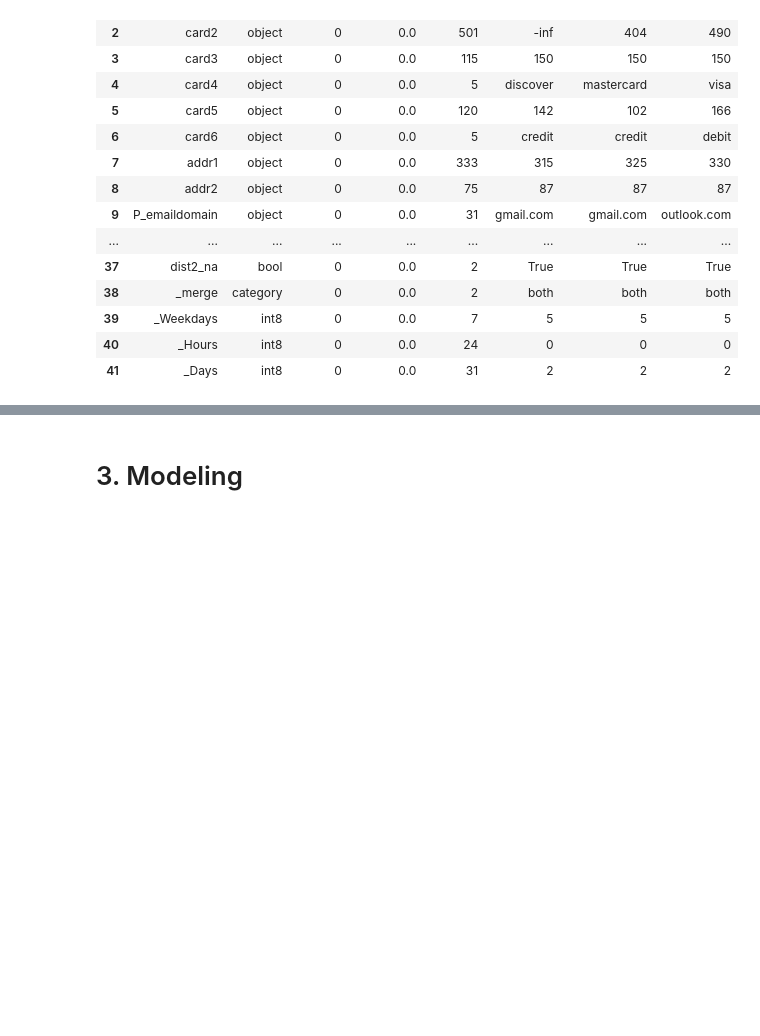
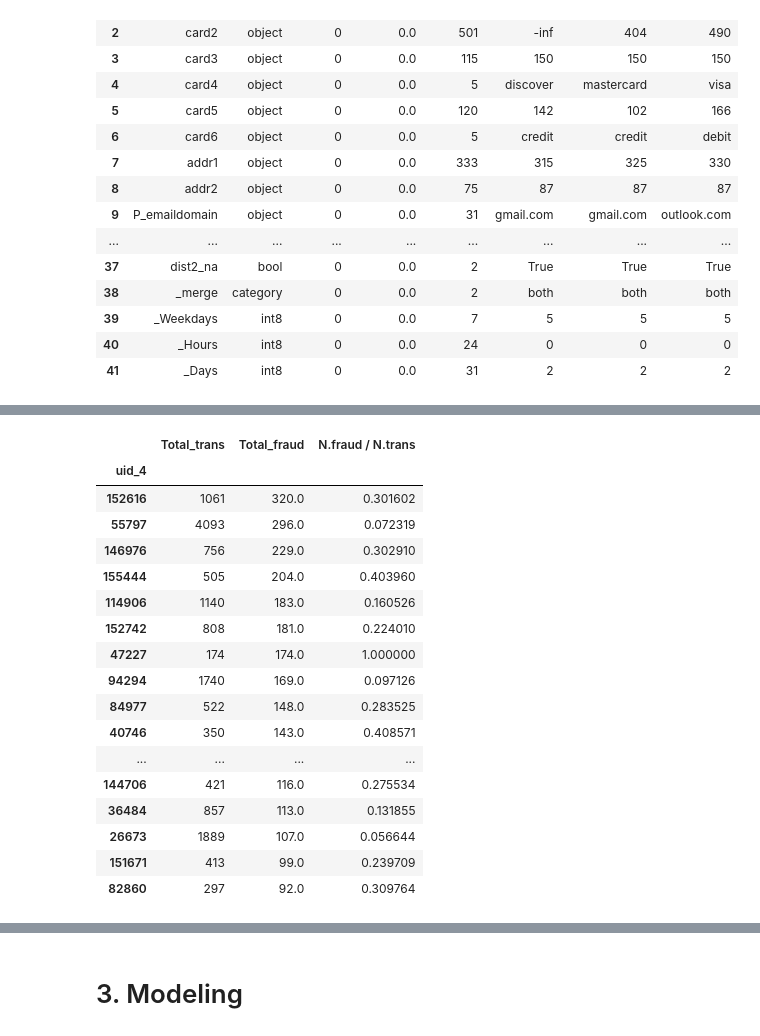
Before and after one commit to DataCampM2DSSAF/suivi-du-data-camp-zeta-team, a Jupyter notebook: Code merged works/5.CatBoost_v2.ipynb, the cells around one changed output, grey strips where cells are left out. Cells and saved outputs as stored; diff of their text form; code cells hidden in the pictures; blank space fills up the shorter version.

```diff
--- a/Code merged works/5.CatBoost_v2.ipynb
+++ b/Code merged works/5.CatBoost_v2.ipynb
@@ -244,0 +325,26 @@ Dataset Shape: (590540, 30)
+# %%
+res = df_train.groupby(['uid_4']).agg({'isFraud' : ['count', 'sum']})
+res = res.droplevel(0, axis = 1)
+res.columns = ['Total_trans', 'Total_fraud']
+res.index.name = 'uid_4'
+res['N.fraud / N.trans'] = res['Total_fraud'] / res['Total_trans']
+res.sort_values('Total_fraud', ascending=False).head(20)
+# %% [output]
+|  | Total_trans | Total_fraud | N.fraud / N.trans |
+| uid_4 |  |  |  |
+| 152616 | 1061 | 320.0 | 0.301602 |
+| 55797 | 4093 | 296.0 | 0.072319 |
+| 146976 | 756 | 229.0 | 0.302910 |
+| 155444 | 505 | 204.0 | 0.403960 |
+| 114906 | 1140 | 183.0 | 0.160526 |
+| 152742 | 808 | 181.0 | 0.224010 |
+| 47227 | 174 | 174.0 | 1.000000 |
+| 94294 | 1740 | 169.0 | 0.097126 |
+| 84977 | 522 | 148.0 | 0.283525 |
+| 40746 | 350 | 143.0 | 0.408571 |
+| ... | ... | ... | ... |
+| 144706 | 421 | 116.0 | 0.275534 |
+| 36484 | 857 | 113.0 | 0.131855 |
+| 26673 | 1889 | 107.0 | 0.056644 |
+| 151671 | 413 | 99.0 | 0.239709 |
+| 82860 | 297 | 92.0 | 0.309764 |
```
Also changed, not shown: parts of 31 cells of this notebook.
